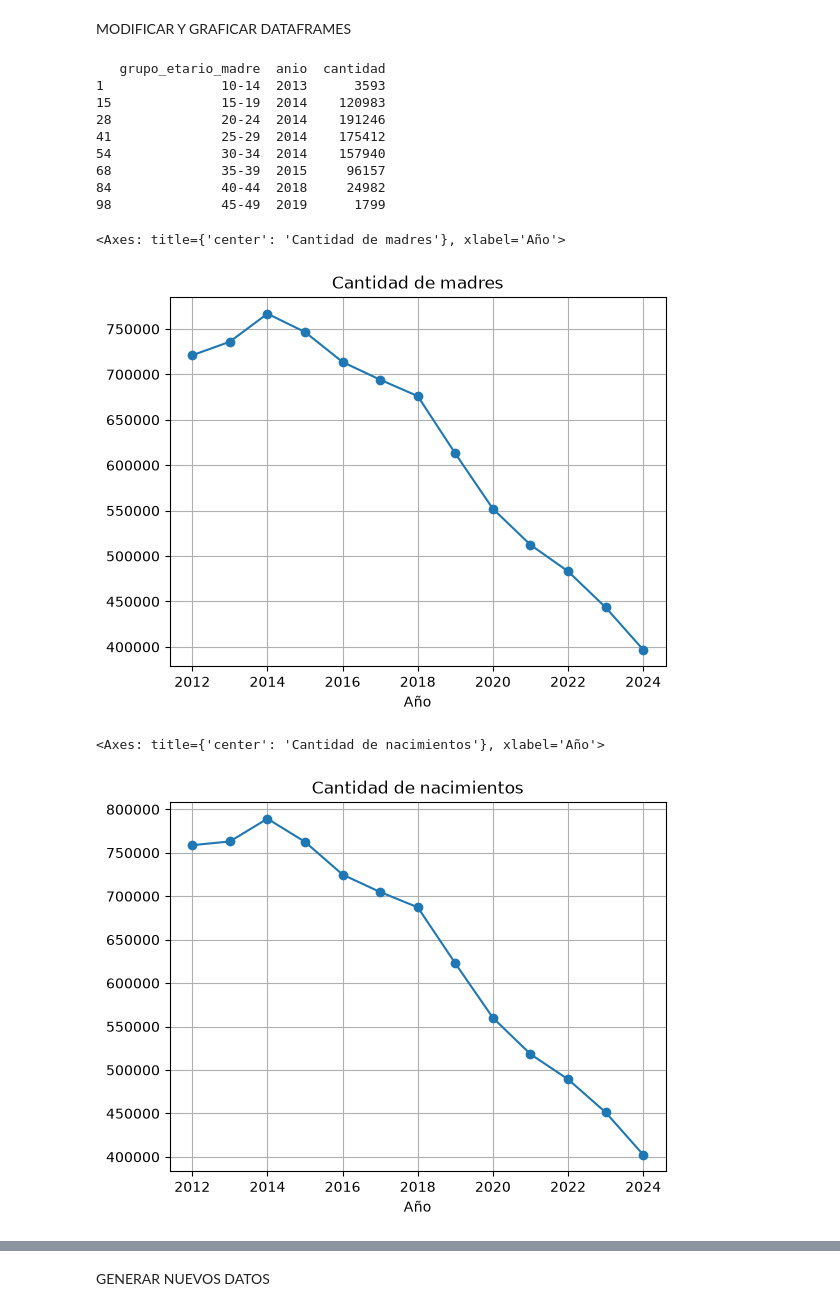
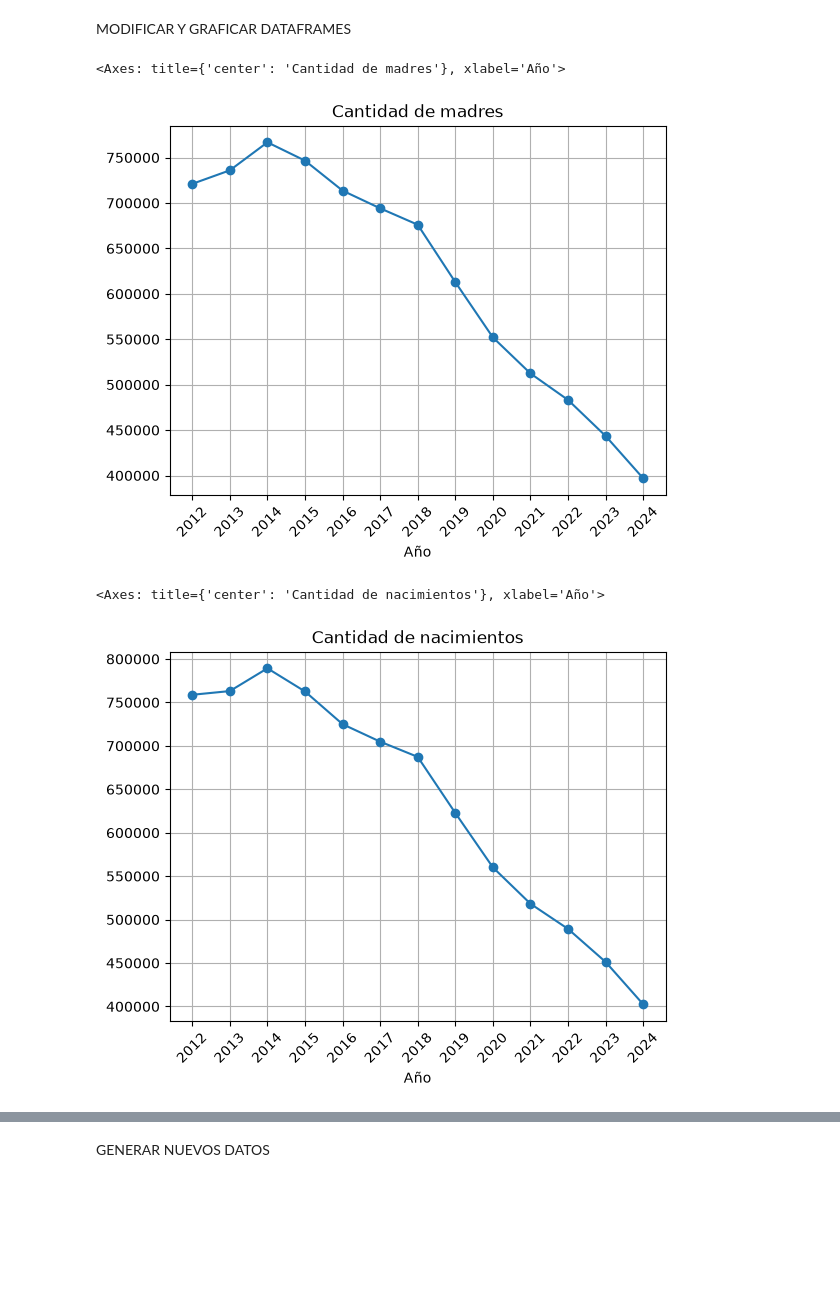
Before and after one commit to TomasVerniano/ANALISIS_POBLACION_ARGENTINA_AED, a Jupyter notebook: poblacion.ipynb, the cells around one changed output, grey strips where cells are left out. Saved outputs shown, nothing was run; the diff lists cells and outputs as text; code cells hidden in the pictures; blank space fills up the shorter version.

```diff
--- a/poblacion.ipynb
+++ b/poblacion.ipynb
@@ -89,30 +89,16 @@ memory usage: 175.0 KB
 | 4 | 2 | Ciudad Autónoma de Buenos Aires | F | 10 a 14 | Argentina | Otro Pais | 717 |
 # %% [markdown]
 MODIFICAR Y GRAFICAR DATAFRAMES
-# %%
-agrupado = nacimientos_madres.groupby(['grupo_etario_madre', 'anio'], as_index=False)['cantidad'].sum()
-resultado = agrupado.loc[agrupado.groupby('grupo_etario_madre')['cantidad'].idxmax()]
-print(resultado)
-# %% [output]
-   grupo_etario_madre  anio  cantidad
-1               10-14  2013      3593
-15              15-19  2014    120983
-28              20-24  2014    191246
-41              25-29  2014    175412
-54              30-34  2014    157940
-68              35-39  2015     96157
-84              40-44  2018     24982
-98              45-49  2019      1799
 # %%
 madres_total_año = nacimientos_madres.groupby('anio')['cantidad'].sum()
-madres_total_año.plot(kind='line', grid=True, title='Cantidad de madres', xlabel='Año', marker='o')
+madres_total_año.plot(kind='line', grid=True, xticks=madres_total_año.index, rot=45, title='Cantidad de madres', xlabel='Año', marker='o')
 # %% [output]
 <Axes: title={'center': 'Cantidad de madres'}, xlabel='Año'>
-[figure, old version]
+[figure, new version]
 # %%
 nacimientos_total_año = nacimientos.groupby('anio')['nacimientos'].sum()
-nacimientos_total_año.plot(kind='line', grid=True, title='Cantidad de nacimientos', xlabel='Año', marker='o')
+nacimientos_total_año.plot(kind='line', grid=True, xticks=nacimientos_total_año.index, rot=45, title='Cantidad de nacimientos', xlabel='Año', marker='o')
 # %% [output]
 <Axes: title={'center': 'Cantidad de nacimientos'}, xlabel='Año'>
-[figure, old version]
+[figure, new version]
 # %%
```
Also changed, not shown: parts of 6 cells of this notebook, 5 other files.
